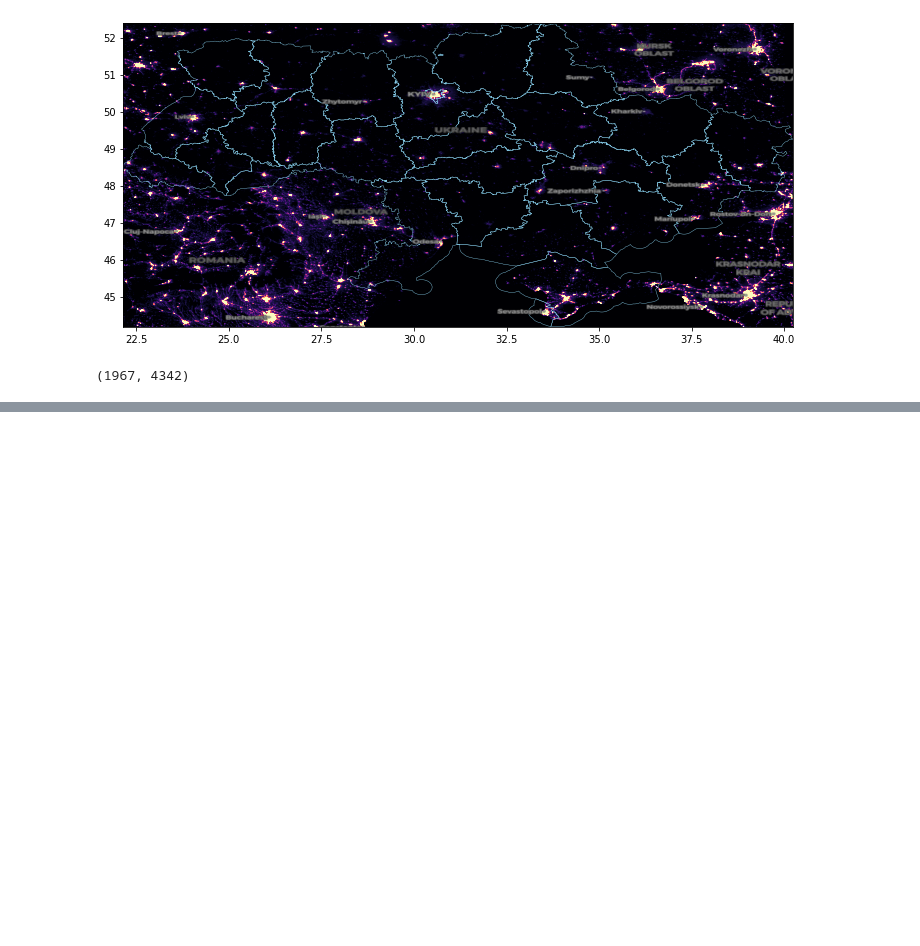
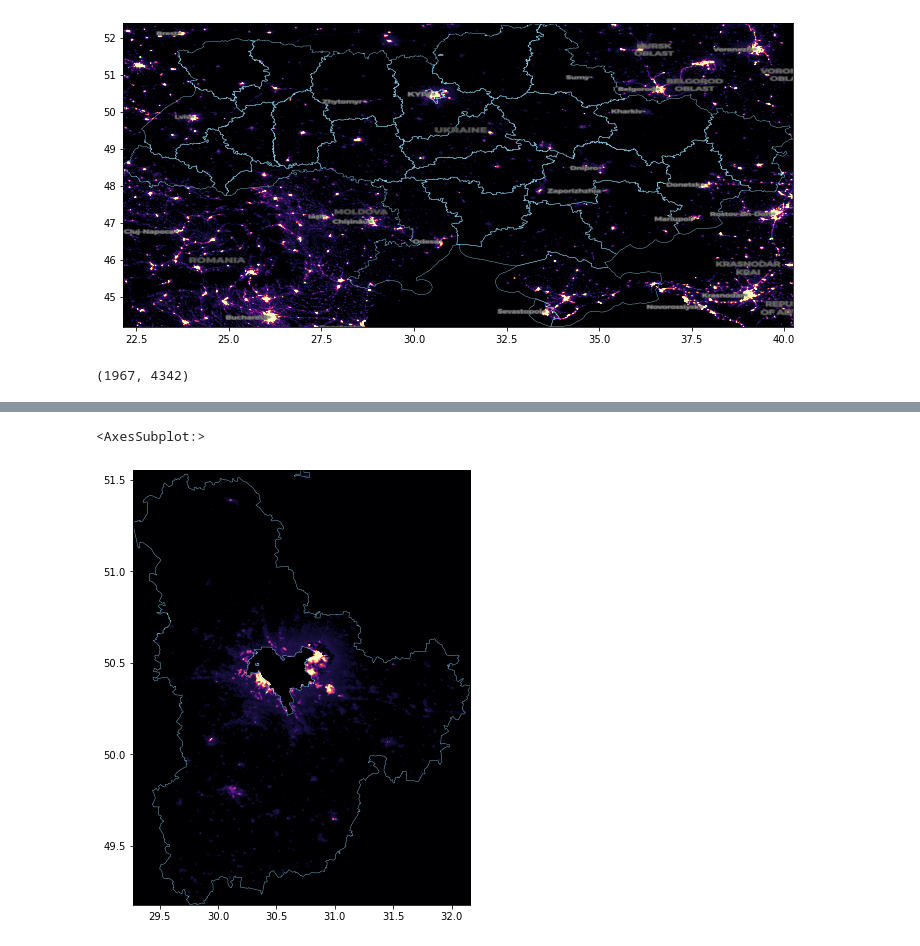
Before and after one commit to lollex90/masters-dissertation, a Jupyter notebook: main.ipynb, the cells around one changed output, grey strips where cells are left out. Cells and saved outputs as stored; diff of their text form; code cells hidden in the pictures; blank space fills up the shorter version.

```diff
--- a/main.ipynb
+++ b/main.ipynb
@@ -246,0 +191,10 @@ WindowError: Bounds and transform are inconsistent
+# %%
+def clean_mask(geom, dataset=raster, **mask_kw):
+    mask_kw.setdefault("crop", True)
+    mask_kw.setdefault("all_touched", True)
+    masked , mask_transform = mask(dataset=dataset, shapes =(geom, ), **mask_kw)
+
+    return masked
+
+# apply the mask
+ukraine_mask = ukraine_polygons.geometry.apply(clean_mask)
@@ -246,0 +221,12 @@ WindowError: Bounds and transform are inconsistent
+# %%
+kyiv_polygons = ukraine_polygons[ukraine_polygons['shapeISO'] == 'UA-32']
+kyiv_bbox = kyiv_polygons.total_bounds
+kyiv_raster = ukraine_mask[4][0]
+# %%
+fig, ax = plt.subplots(figsize =(12 ,8))
+im = ax.imshow(kyiv_raster, extent = kyiv_bbox[[0, 2, 1, 3]], vmin=0, vmax=63, cmap="magma")
+# State boundaries are overlayed
+kyiv_polygons.boundary.plot(ax=ax, color="skyblue", linewidth=0.4)
+# %% [output]
+<AxesSubplot:>
+[figure, added]
```
Also changed, not shown: parts of 6 cells of this notebook.
